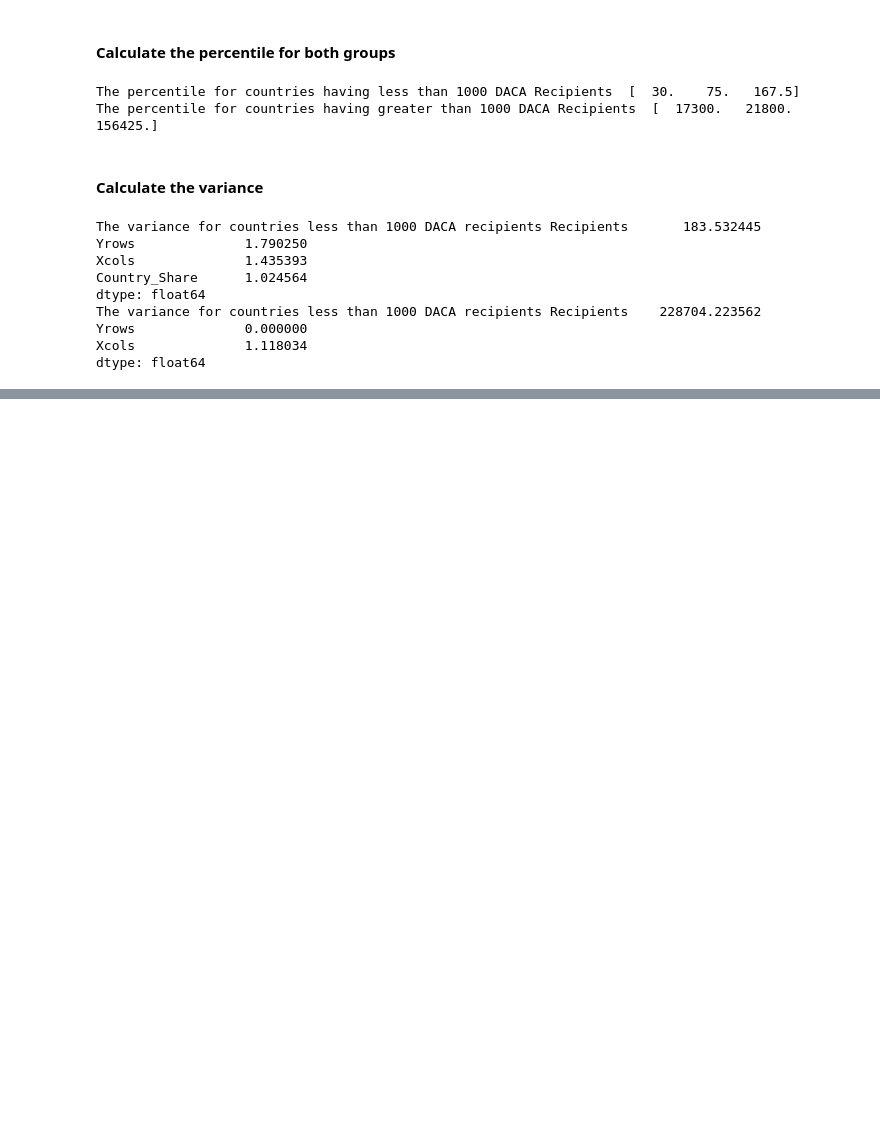
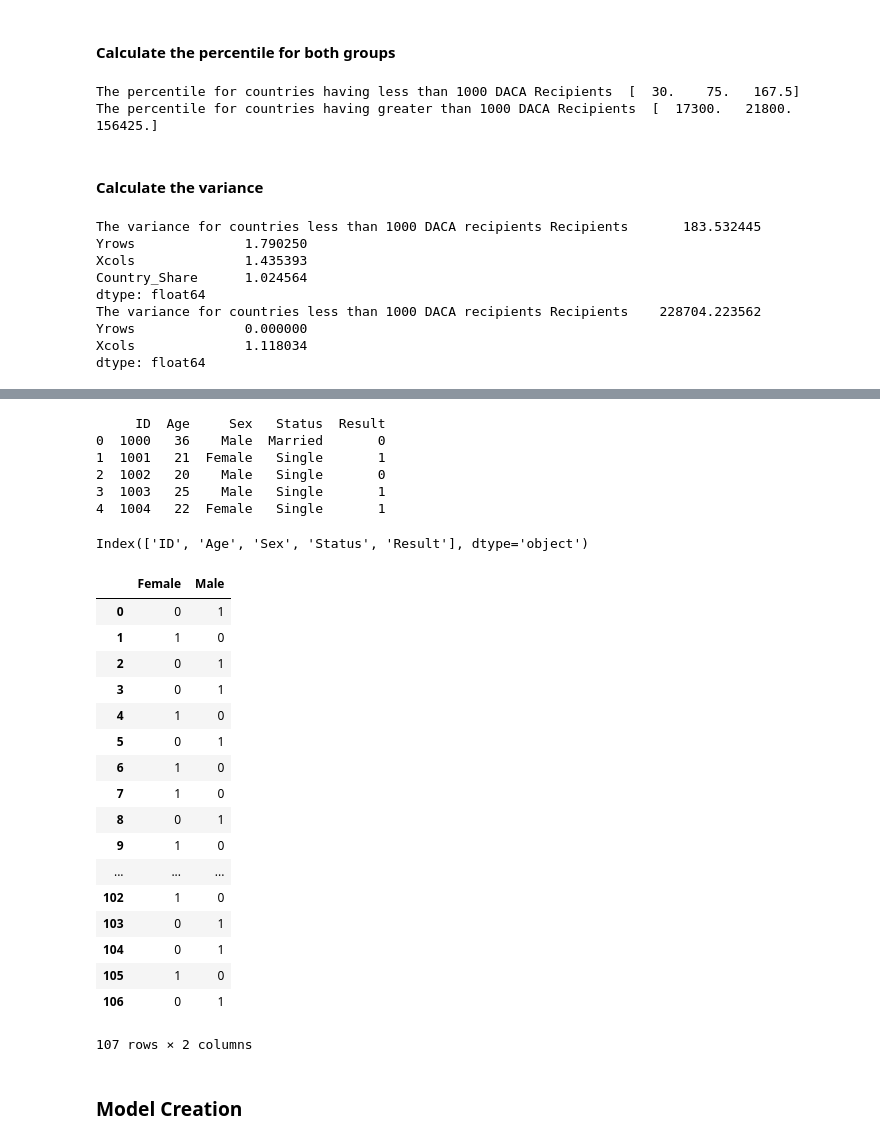
Before and after one commit to KirazG/datascience, a Jupyter notebook: capstone-project1/final report/final_data_science_report_capstone_one.ipynb, the cells around one changed output, grey strips where cells are left out. Saved outputs shown, nothing was run; the diff lists cells and outputs as text; code cells hidden in the pictures; blank space fills up the shorter version.

```diff
--- a/capstone-project1/final report/final_data_science_report_capstone_one.ipynb
+++ b/capstone-project1/final report/final_data_science_report_capstone_one.ipynb
@@ -922,0 +800,49 @@ We see that total precision is 1, recall is 1 which seems to be a perfect fit. E
+# %%
+#reading the data from disk into memory
+dfq4_summary =  pd.read_excel('data/2017_Q4_Cases.xls',header=1)
+print(dfq4_summary.head())
+# %% [output]
+     ID  Age     Sex   Status  Result
+0  1000   36    Male  Married       0
+1  1001   21  Female   Single       1
+2  1002   20    Male   Single       0
+3  1003   25    Male   Single       1
+4  1004   22  Female   Single       1
+# %%
+#print all the column names
+dfq4_summary.columns
+# %% [output]
+Index(['ID', 'Age', 'Sex', 'Status', 'Result'], dtype='object')
+# %%
+#Create a new dataframe and put only three variable
+X = pd.DataFrame()
+X['sex'] = dfq4_summary['Sex']
+X['age'] = dfq4_summary['Age']
+X['approved'] = dfq4_summary['Result']
+# %%
+#approved will be my dependent variable, So i will remove it from my X and add it in my Y
+y = X['approved']
+X = X.drop(['approved'],axis = 1)
+# %%
+#We need to handle sex such that it is categorical for logical regression. Currently it is a string.
+# We can use pandas to get dummies to implement one hot encoding
+pd.get_dummies(X.sex)
+# %% [output]
+|  | Female | Male |
+| 0 | 0 | 1 |
+| 1 | 1 | 0 |
+| 2 | 0 | 1 |
+| 3 | 0 | 1 |
+| 4 | 1 | 0 |
+| 5 | 0 | 1 |
+| 6 | 1 | 0 |
+| 7 | 1 | 0 |
+| 8 | 0 | 1 |
+| 9 | 1 | 0 |
+| ... | ... | ... |
+| 102 | 1 | 0 |
+| 103 | 0 | 1 |
+| 104 | 0 | 1 |
+| 105 | 1 | 0 |
+| 106 | 0 | 1 |
+107 rows × 2 columns
@@ -922,0 +864,2 @@ We see that total precision is 1, recall is 1 which seems to be a perfect fit. E
+# %% [markdown]
+### Model Creation
```
Also changed, not shown: parts of 39 cells of this notebook.
